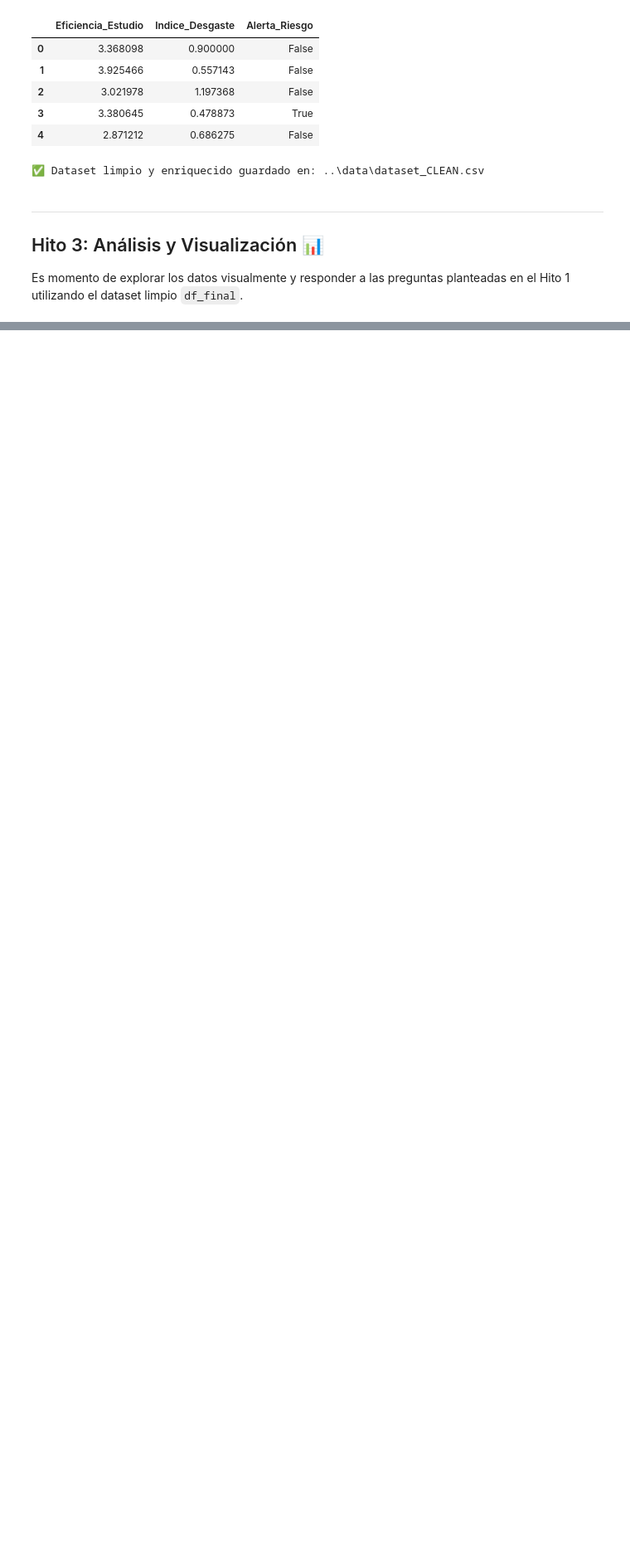
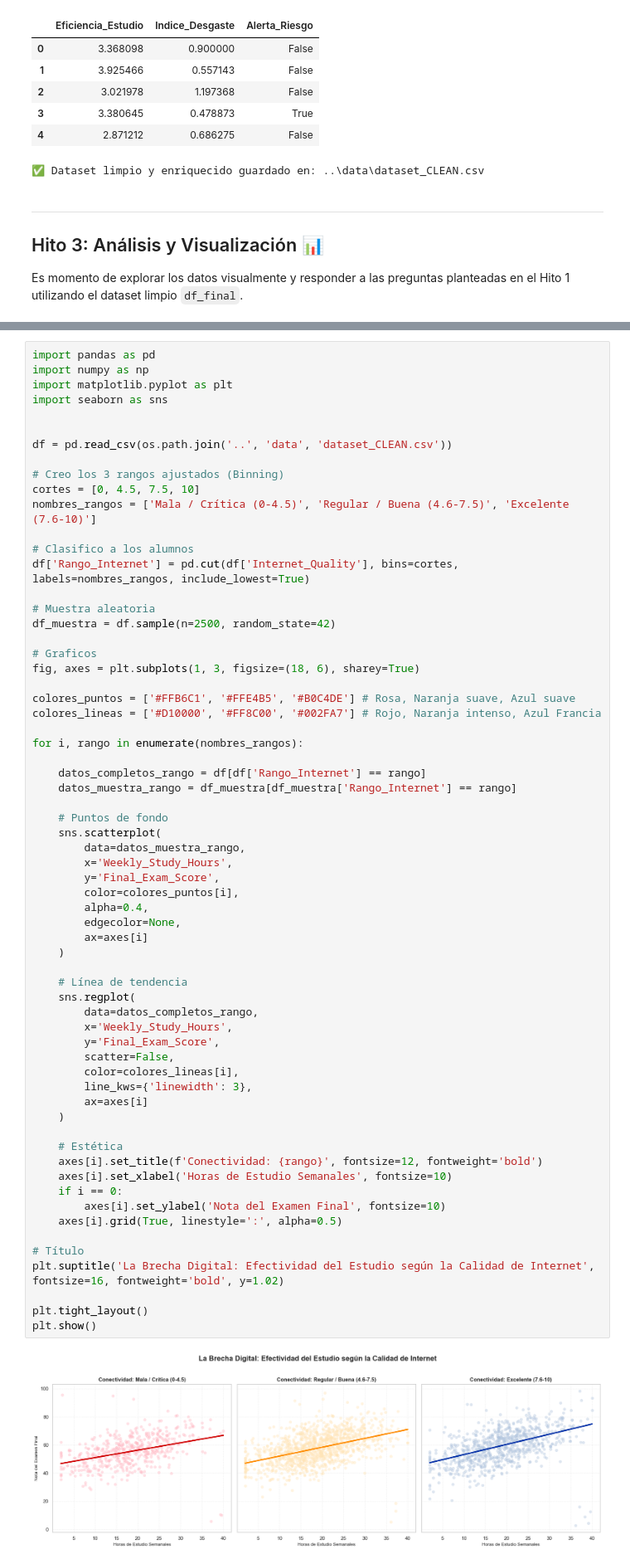
Before and after one commit to CristianK25/TPI-analisis-de-datos, a Jupyter notebook: notebooks/TPI_Analisis_Datos.ipynb, the cells around one changed output, grey strips where cells are left out. Shown at 83% size. Drawn from its saved outputs; the diff is of its cells as text; blank space fills up the shorter version.

```diff
--- a/notebooks/TPI_Analisis_Datos.ipynb
+++ b/notebooks/TPI_Analisis_Datos.ipynb
@@ -240,0 +248,66 @@ El esfuerzo mitiga parte del impacto negativo del agotamiento, pero el bienestar
+# %%
+import pandas as pd
+import numpy as np
+import matplotlib.pyplot as plt
+import seaborn as sns
+
+
+df = pd.read_csv(os.path.join('..', 'data', 'dataset_CLEAN.csv'))
+
+# Creo los 3 rangos ajustados (Binning)
+cortes = [0, 4.5, 7.5, 10]
+nombres_rangos = ['Mala / Crítica (0-4.5)', 'Regular / Buena (4.6-7.5)', 'Excelente (7.6-10)']
+
+# Clasifico a los alumnos
+df['Rango_Internet'] = pd.cut(df['Internet_Quality'], bins=cortes, labels=nombres_rangos, include_lowest=True)
+
+# Muestra aleatoria
+df_muestra = df.sample(n=2500, random_state=42)
+
+# Graficos
+fig, axes = plt.subplots(1, 3, figsize=(18, 6), sharey=True)
+
+colores_puntos = ['#FFB6C1', '#FFE4B5', '#B0C4DE'] # Rosa, Naranja suave, Azul suave
+colores_lineas = ['#D10000', '#FF8C00', '#002FA7'] # Rojo, Naranja intenso, Azul Francia
+
+for i, rango in enumerate(nombres_rangos):
+
+    datos_completos_rango = df[df['Rango_Internet'] == rango]
+    datos_muestra_rango = df_muestra[df_muestra['Rango_Internet'] == rango]
+
+    # Puntos de fondo
+    sns.scatterplot(
+        data=datos_muestra_rango,
+        x='Weekly_Study_Hours',
+        y='Final_Exam_Score',
+        color=colores_puntos[i],
+        alpha=0.4,
+        edgecolor=None,
+        ax=axes[i]
+    )
+
+    # Línea de tendencia
+    sns.regplot(
+        data=datos_completos_rango,
+        x='Weekly_Study_Hours',
+        y='Final_Exam_Score',
+        scatter=False,
+        color=colores_lineas[i],
+        line_kws={'linewidth': 3},
+        ax=axes[i]
+    )
+
+    # Estética
+    axes[i].set_title(f'Conectividad: {rango}', fontsize=12, fontweight='bold')
+    axes[i].set_xlabel('Horas de Estudio Semanales', fontsize=10)
+    if i == 0:
+        axes[i].set_ylabel('Nota del Examen Final', fontsize=10)
+    axes[i].grid(True, linestyle=':', alpha=0.5)
+
+# Título
+plt.suptitle('La Brecha Digital: Efectividad del Estudio según la Calidad de Internet', fontsize=16, fontweight='bold', y=1.02)
+
+plt.tight_layout()
+plt.show()
+# %% [output]
+[figure, added]
```
Also changed, not shown: parts of 5 cells of this notebook.
